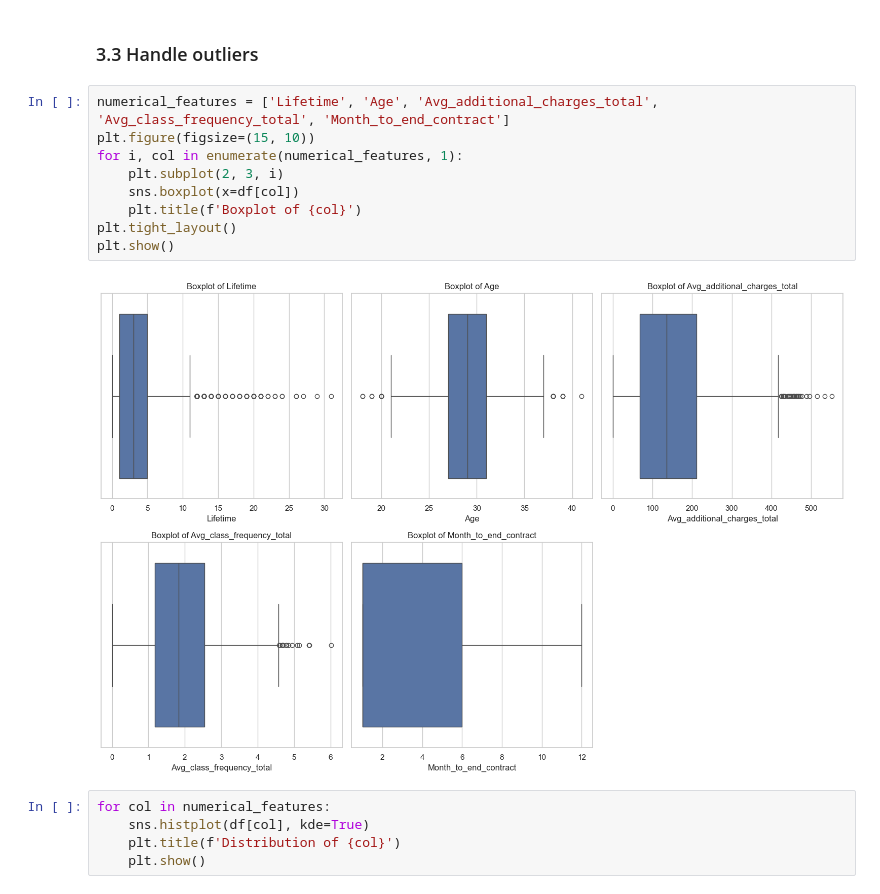
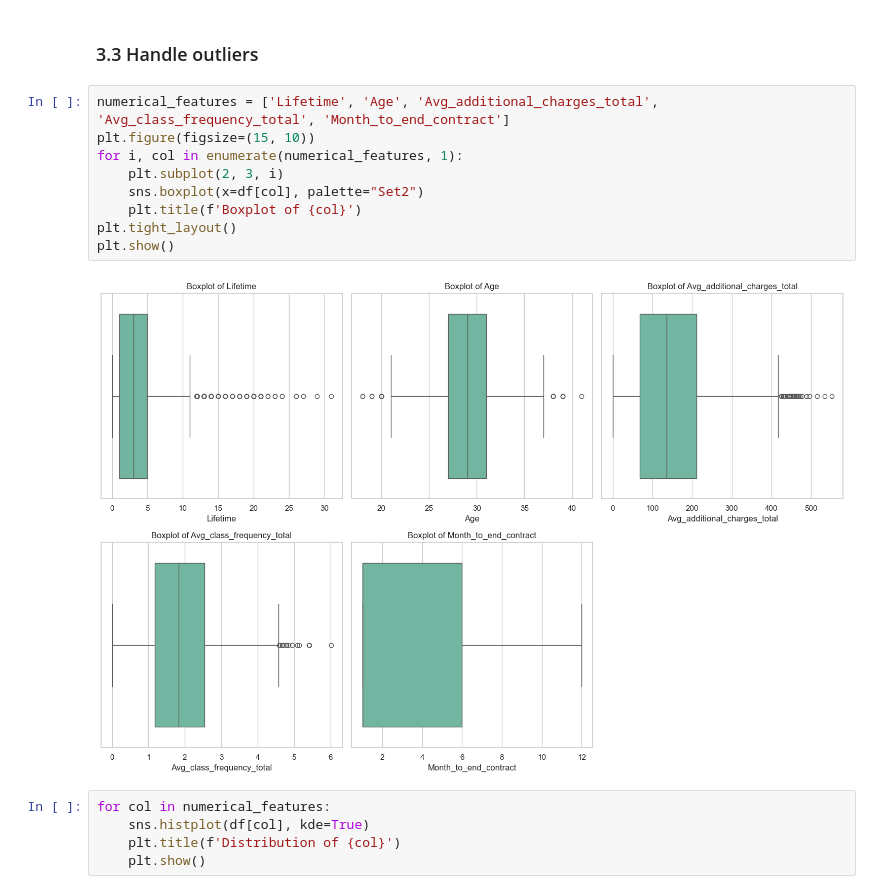
Before and after one commit to LEAN-96/Gym-Retention-Prediction, a Jupyter notebook: notebooks/gym_retention_prediction.ipynb, the cells around one changed output. Saved outputs shown, nothing was run; the diff lists cells and outputs as text.

```diff
--- a/notebooks/gym_retention_prediction.ipynb
+++ b/notebooks/gym_retention_prediction.ipynb
@@ -1186,14 +1139,14 @@ Number of duplicate rows: 0
 # %%
 numerical_features = ['Lifetime', 'Age', 'Avg_additional_charges_total', 'Avg_class_frequency_total', 'Month_to_end_contract']
 plt.figure(figsize=(15, 10))
 for i, col in enumerate(numerical_features, 1):
     plt.subplot(2, 3, i)
-    sns.boxplot(x=df[col])
+    sns.boxplot(x=df[col], palette="Set2")
     plt.title(f'Boxplot of {col}')
 plt.tight_layout()
 plt.show()
 # %% [output]
-[figure, old version]
+[figure, new version]
 # %%
 for col in numerical_features:
     sns.histplot(df[col], kde=True)
```
Also changed, not shown: parts of 17 cells of this notebook.
